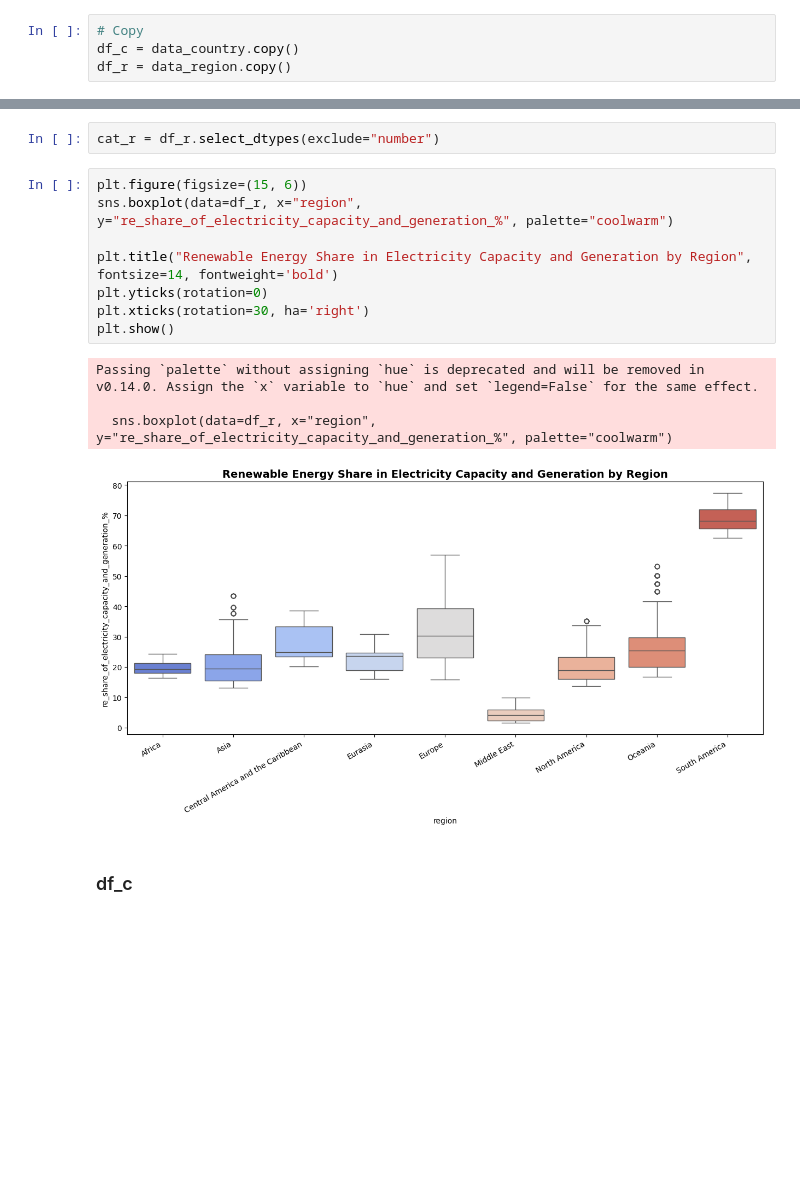
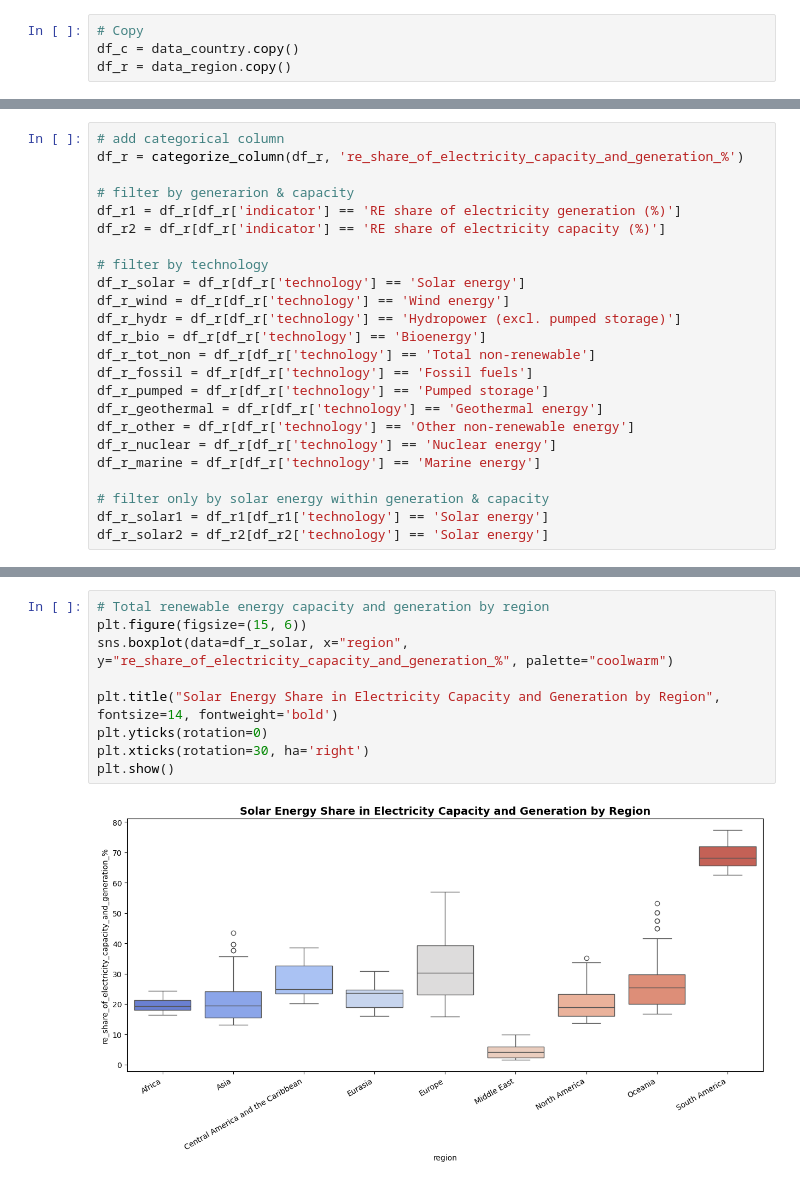
Before and after one commit to sipaz00/Renewable-Energy-Analysis-Solar-Energy, a Jupyter notebook: code.ipynb, the cells around one changed output, grey strips where cells are left out. Saved outputs shown, nothing was run; the diff lists cells and outputs as text; blank space fills up the shorter version.

```diff
--- a/code.ipynb
+++ b/code.ipynb
@@ -43 +70,25 @@ df_r.head(4)
+# %%
+# add categorical column
+df_r = categorize_column(df_r, 're_share_of_electricity_capacity_and_generation_%')
+
+# filter by generarion & capacity
+df_r1 = df_r[df_r['indicator'] == 'RE share of electricity generation (%)']
+df_r2 = df_r[df_r['indicator'] == 'RE share of electricity capacity (%)']
+
+# filter by technology
+df_r_solar = df_r[df_r['technology'] == 'Solar energy']
+df_r_wind = df_r[df_r['technology'] == 'Wind energy']
+df_r_hydr = df_r[df_r['technology'] == 'Hydropower (excl. pumped storage)']
+df_r_bio = df_r[df_r['technology'] == 'Bioenergy']
+df_r_tot_non = df_r[df_r['technology'] == 'Total non-renewable']
+df_r_fossil = df_r[df_r['technology'] == 'Fossil fuels']
+df_r_pumped = df_r[df_r['technology'] == 'Pumped storage']
+df_r_geothermal = df_r[df_r['technology'] == 'Geothermal energy']
+df_r_other = df_r[df_r['technology'] == 'Other non-renewable energy']
+df_r_nuclear = df_r[df_r['technology'] == 'Nuclear energy']
+df_r_marine = df_r[df_r['technology'] == 'Marine energy']
+
+# filter only by solar energy within generation & capacity
+df_r_solar1 = df_r1[df_r1['technology'] == 'Solar energy']
+df_r_solar2 = df_r2[df_r2['technology'] == 'Solar energy']
 # %%
@@ -49,17 +96,11 @@ Box(children=(HTML(value='\n<div id="ifr-pyg-00062d9f5d52a557QOzWA1PMZFal5gbC" s
-# %%
-cat_r = df_r.select_dtypes(exclude="number")
 # %%
+# Total renewable energy capacity and generation by region
 plt.figure(figsize=(15, 6))
-sns.boxplot(data=df_r, x="region", y="re_share_of_electricity_capacity_and_generation_%", palette="coolwarm")
+sns.boxplot(data=df_r_solar, x="region", y="re_share_of_electricity_capacity_and_generation_%", palette="coolwarm")
 
-plt.title("Renewable Energy Share in Electricity Capacity and Generation by Region", fontsize=14, fontweight='bold')
+plt.title("Solar Energy Share in Electricity Capacity and Generation by Region", fontsize=14, fontweight='bold')
 plt.yticks(rotation=0)
 plt.xticks(rotation=30, ha='right')
 plt.show()
 # %% [output]
-Passing `palette` without assigning `hue` is deprecated and will be removed in v0.14.0. Assign the `x` variable to `hue` and set `legend=False` for the same effect.
-
-  sns.boxplot(data=df_r, x="region", y="re_share_of_electricity_capacity_and_generation_%", palette="coolwarm")
-[figure, old version]
+[figure, new version]
-# %% [markdown]
-### df_c
```
Also changed, not shown: parts of 45 cells of this notebook, 6 other files.
